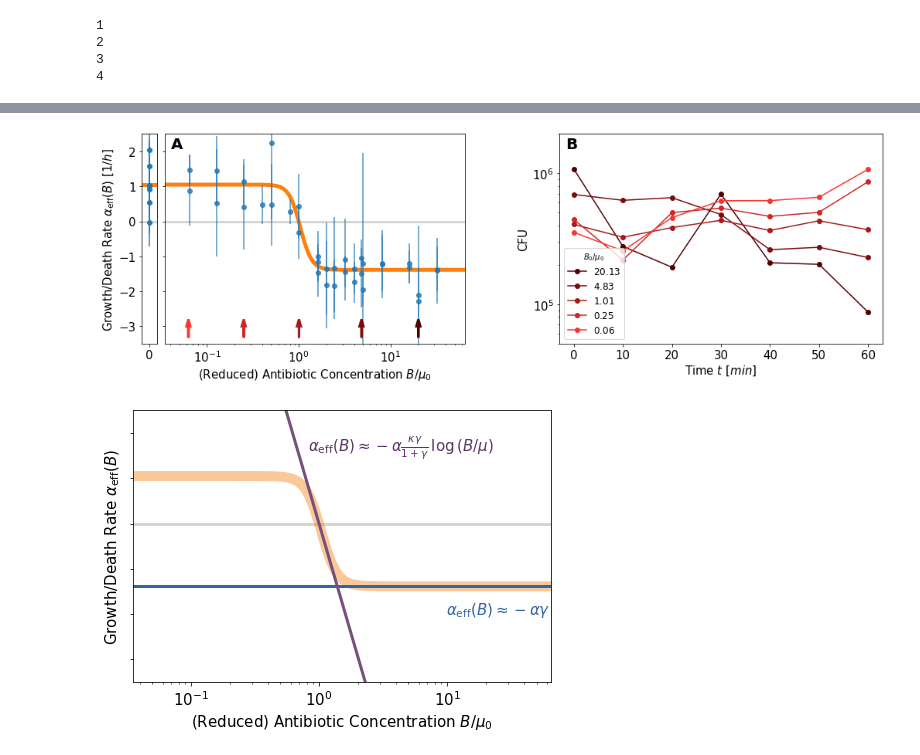
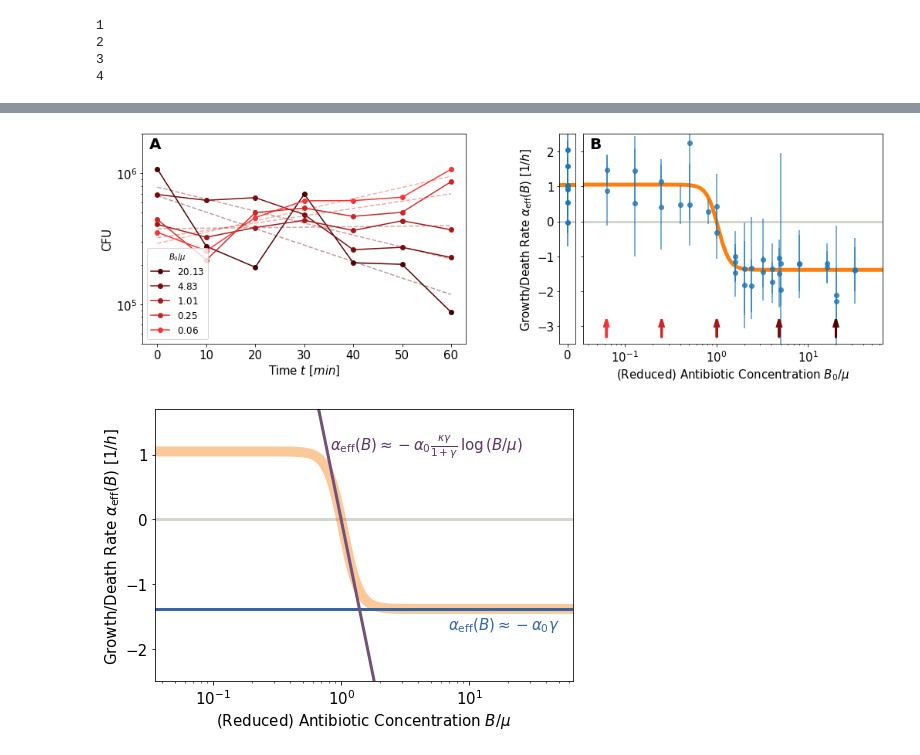
Before and after one commit to Michael000777/antibiotics, a Jupyter notebook: Plots/Plots for Manuscript.ipynb, the cells around one changed output, grey strips where cells are left out. Drawn from its saved outputs; the diff is of its cells as text; code cells hidden in the pictures.

Commit message:
update figures

```diff
--- a/Plots/Plots for Manuscript.ipynb
+++ b/Plots/Plots for Manuscript.ipynb
@@ -629,6 +695,24 @@ fig.savefig('fig2_trajectories_variant.png')
 def aeff(b, alpha, mu0, kappa, gamma):
     bmk = np.power(b/mu0,kappa)
     return alpha * (1 - bmk)/(1 + bmk/gamma)
+
+def LMSQ(x,y):
+    n   = len(x)
+    sx  = np.sum(x)
+    sy  = np.sum(y)
+    sxx = np.dot(x,x)
+    sxy = np.dot(x,y)
+    syy = np.dot(y,y)
+
+    denom  = (n*sxx-sx*sx)
+    b      = (n*sxy - sx*sy)/denom
+    a      = (sy-b*sx)/n
+    estim  = np.array([a,b], dtype = float)
+
+    sigma2 = syy + n*a*a + b*b*sxx + 2*a*b*sx - 2*a*sy - 2*b*sxy
+    cov    = sigma2 / denom * np.array([[sxx,-sx],[-sx,n]], dtype = float)
+
+    return estim,cov
 
 growth_scmic = 1.242e-2
 growth_alpha = 1.049
@@ -640,8 +724,8 @@ datadir = '../ExperimentalData/KillCurves'
 
 fig      = plt.figure(figsize = (plot_xfigsize,5))
 subfigs  = fig.subfigures(1,2)
-ax0      = subfigs[0].subplots(1,2, gridspec_kw = {'width_ratios': [1,19], 'wspace':.05})
-ax1      = subfigs[1].subplots(1,1)
+ax0      = subfigs[1].subplots(1,2, gridspec_kw = {'width_ratios': [1,19], 'wspace':.05})
+ax1      = subfigs[0].subplots(1,1)
 
 
 growthrate_data = None
@@ -672,7 +756,7 @@ ax0[1].hlines(0, ax0[1].get_xlim()[0], ax0[1].get_xlim()[1], color = '#d3d7cf',
 
 
 ax0[1].set_yticklabels([])
-ax0[1].set_xlabel(r'(Reduced) Antibiotic Concentration $B/\mu_0$', fontsize = label_fontsize)
+ax0[1].set_xlabel(r'(Reduced) Antibiotic Concentration $B_0/\mu$', fontsize = label_fontsize)
 ax0[0].set_ylabel(r'Growth/Death Rate $\alpha_\mathrm{eff}(B)$ $[1/h]$', fontsize = label_fontsize)
 
 
@@ -683,56 +767,58 @@ for i,(idx1,idx2) in enumerate(traj_pairs):
     avg_traj[trajectory_data.columns[idx1]] = np.sqrt(trajectory_data[trajectory_data.columns[idx1]].values * trajectory_data[trajectory_data.columns[idx2]].values)
     col = patch_color(value = i/(len(traj_pairs)-1.), color1=[250,51,51], color2 = [80,0,0])
     b0_red = float(label)/growth_scmic
+    fit,cov = LMSQ(trajectory_data['#'].values, np.log(avg_traj[label]))
     ax1.plot(trajectory_data['#'], avg_traj[label], label = r'${:.2f}$'.format(float(label)/growth_scmic),marker = 'o', c = col)
+    ax1.plot(trajectory_data['#'].values, np.exp(fit[0] + trajectory_data['#'].values * fit[1]), linestyle = '--', c = col, alpha = .4)
     ax0[1].arrow(x=b0_red, y = -3.3, dx=0, dy = .3, color = col, lw = 3, zorder = 1000, head_width = b0_red*.1, head_length = .2)
 ax1.set_yscale('log')
 ax1.set_ylim([5e4,2e6])
 ax1.set_xlim([-3,63])
 ax1.tick_params(labelsize = axes_fontsize)
 
-ax1.legend(fontsize = legend_fontsize, title = r'$B_0/\mu_0$', loc = 'lower left')
+ax1.legend(fontsize = legend_fontsize, title = r'$B_0/\mu$', loc = 'lower left')
 
 ax1.set_xlabel(r'Time $t$ $[min]$', fontsize = label_fontsize)
 ax1.set_ylabel(r'CFU', fontsize = label_fontsize)
 #fig.tight_layout()
 
 
-ax0[1].annotate('A',[.02,.93], weight = 'bold', fontsize = panelID_fontsize, xycoords = 'axes fraction')
-ax1.   annotate('B',[.02,.93], weight = 'bold', fontsize = panelID_fontsize, xycoords = 'axes fraction')
+ax0[1].annotate('B',[.02,.93], weight = 'bold', fontsize = panelID_fontsize, xycoords = 'axes fraction')
+ax1.   annotate('A',[.02,.93], weight = 'bold', fontsize = panelID_fontsize, xycoords = 'axes fraction')
 
 
 fig.savefig('fig1_growthrates.pdf')
 fig.savefig('fig1_growthrates.png')
 # %% [output]
-[figure, old version]
+[figure, new version]
 # %%
 fig,ax = plt.subplots(1,1,figsize = (plot_xfigsize/2,5))
 
 
 ax.set_xscale('log')
 ax.set_xlim([.035,65])
-ax.set_ylim([-3.5,2.5])
+ax.set_ylim([-2.5,1.7])
 ax.tick_params(labelsize = axes_fontsize)
 
 ax.plot(abconc_red, aeff(abconc_red * growth_scmic, growth_alpha, growth_scmic, growth_kappa, growth_gamma), lw = 10, zorder = 1, color = '#f57900', alpha = .4)
 
 ax.hlines(0, ax.get_xlim()[0], ax.get_xlim()[1], color = '#d3d7cf', lw = 3, zorder = -1)
 
 ax.plot(abconc_red, -growth_alpha*growth_gamma * np.ones_like(abconc_red), lw = 3, color = '#3465a4')
 ax.plot(abconc_red, -growth_alpha*growth_gamma*growth_kappa/(1+growth_gamma)*np.log(abconc_red), lw = 3, color = '#75507b')
 
-ax.annotate(r'$\alpha_\mathrm{eff}(B) \approx -\alpha\gamma$', [.75,.25], fontsize = label_fontsize, xycoords = 'axes fraction', color = '#3465a4')
-ax.annotate(r'$\alpha_\mathrm{eff}(B) \approx -\alpha\frac{\kappa\gamma}{1+\gamma}\,\log\left(B/\mu\right)$', [.42,.85], fontsize = label_fontsize, xycoords = 'axes fraction', color = '#5c3566')
+ax.annotate(r'$\alpha_\mathrm{eff}(B) \approx -\alpha_0\gamma$', [.70,.19], fontsize = label_fontsize, xycoords = 'axes fraction', color = '#3465a4')
+ax.annotate(r'$\alpha_\mathrm{eff}(B) \approx -\alpha_0\frac{\kappa\gamma}{1+\gamma}\,\log\left(B/\mu\right)$', [.42,.85], fontsize = label_fontsize, xycoords = 'axes fraction', color = '#5c3566')
 
-ax.set_yticklabels([])
-ax.set_xlabel(r'(Reduced) Antibiotic Concentration $B/\mu_0$', fontsize = label_fontsize)
-ax.set_ylabel(r'Growth/Death Rate $\alpha_\mathrm{eff}(B)$', fontsize = label_fontsize)
+ax.set_yticks([-2,-1,0,1])
+ax.set_xlabel(r'(Reduced) Antibiotic Concentration $B/\mu$', fontsize = label_fontsize)
+ax.set_ylabel(r'Growth/Death Rate $\alpha_\mathrm{eff}(B)$ $[1/h]$', fontsize = label_fontsize)
 
 
 ax0[0].hlines(0, ax0[0].get_xlim()[0], ax0[0].get_xlim()[1], color = '#d3d7cf', lw = 3, zorder = -1)
 
 
 fig.savefig('figS1_growthrate_approx.pdf')
 fig.savefig('figS1_growthrate_approx.png')
 # %% [output]
-[figure, old version]
+[figure, new version]
```
Also changed, not shown: parts of 9 cells of this notebook, 2 other files.
